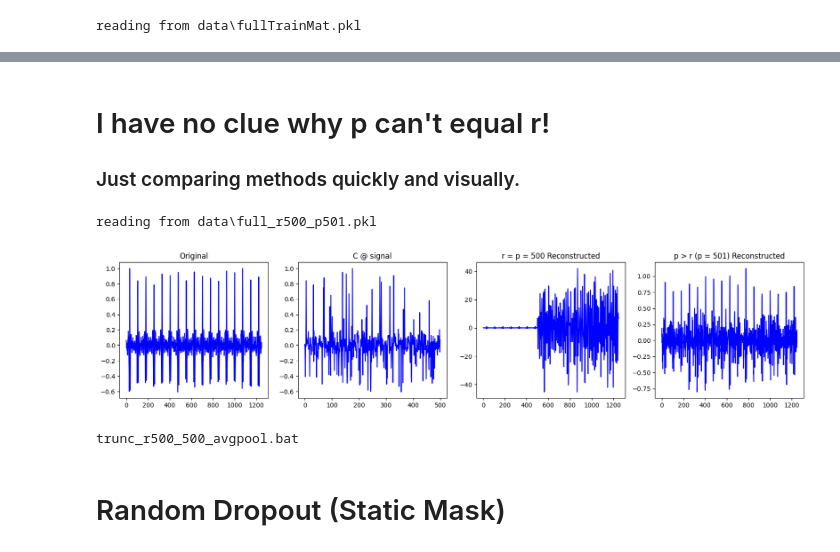
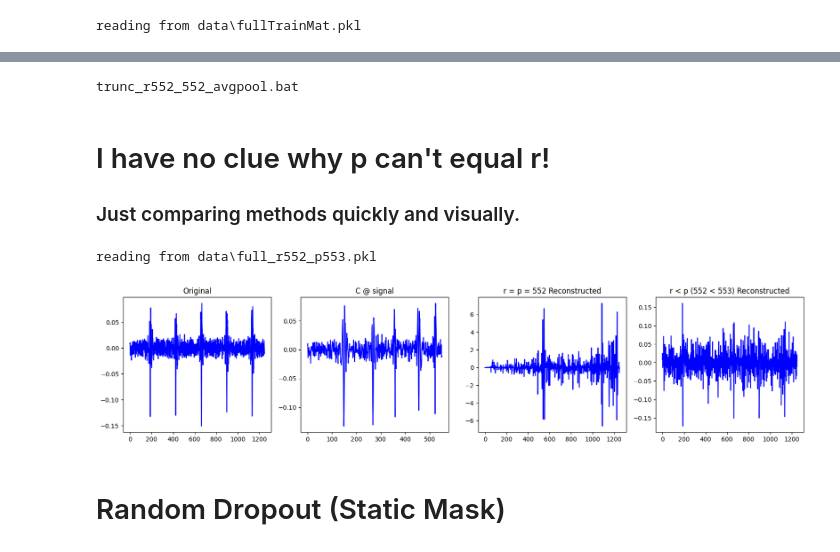
Before and after one commit to TheAgaveFairy/Summer24, a Jupyter notebook: playground/testrunner.ipynb, the cells around one changed output, grey strips where cells are left out. Saved outputs shown, nothing was run; the diff lists cells and outputs as text; code cells hidden in the pictures.

Commit message:
p = r actually works for getting pivots now frfr

```diff
--- a/playground/testrunner.ipynb
+++ b/playground/testrunner.ipynb
@@ -270,7 +278,7 @@ def processData(trainingData, label, r = 400, p = 500): # r = ranks desired, p =
 
     Q, R, pivots = None, None, None
     if (p == r):
-        Q, R, pivots = qr(U_hat, pivoting = True) # or maybe just U
+        Q, R, pivots = qr(U, pivoting = True) # or maybe just U! - we did this change!
     elif (p > r): # oversampled
         Q, R, pivots = qr(U_hat @ U_hat.T, pivoting = True) # or maybe just U
     else:
@@ -302,16 +310,9 @@ def measureAndReconstruct(problemSetup, signal):
 
     # Solve for coefficients
     U_k_reduced = U_hat[:, :p][pivots, :] # suggested to try
-    #print("cond", np.linalg.cond(U_k_reduced), np.linalg.cond(U_hat))
 
     if p == r:
-        #a = np.linalg.lstsq(U_k_reduced, y, rcond=None)[0]
-        #a = np.linalg.solve(C @ U_hat, y)
-        #a = np.linalg.pinv(U_k_reduced) @ y
-        #reg_param = 1e-6
-        #a = np.linalg.lstsq(U_k_reduced + reg_param * np.eye(U_k_reduced.shape[0]), y, rcond=None)[0]
-        #a = np.linalg.inv(C @ U_hat) @ y
-        a = np.linalg.lstsq(C @ U_hat, y, rcond=None)[0]
+        a = np.linalg.solve(C @ U_hat, y)
     else:
         a = np.linalg.pinv(C @ U_hat) @ y
 
@@ -321,10 +322,10 @@ def measureAndReconstruct(problemSetup, signal):
 # %% [output]
 reading from data\fullTrainMat.pkl
 # %%
-r = 500
-p = r#+1
+r = 552
+p = r
 fullTrainSignalMatrix = getFullTrainSignalMatrix()
 problemSetup = processData(fullTrainSignalMatrix, "full", r, p)
-#r0,p0 = prepareData(problemSetup)
+r0,p0 = prepareData(problemSetup)
 #print(r,r0, p,p0) # sanity check
 # %% [output]
@@ -333,36 +339,36 @@ reading from data\full_r500_p500.pkl
+# %%
+ans, bat_name = batGen(p, mode = "trunc", sampleRate = 1.0, length = p, model="avgpool")
+print(bat_name)
+# %% [output]
+trunc_r552_552_avgpool.bat
 # %% [markdown]
 # I have no clue why p can't equal r!
 ### Just comparing methods quickly and visually.
 # %%
 problemSetupEqual = problemSetup
 problemSetupOne = processData(fullTrainSignalMatrix, "full", r, p+1)
 test, fi = getRandomAlignedSignal()
 mseFinal, x_zero = measureAndReconstruct(problemSetupEqual, test)
 mseFinal, x_one = measureAndReconstruct(problemSetupOne, test)
 fig, ax = plt.subplots(1,4, figsize=(20,4))
 style = getStyle(fi)
 ax[0].plot(test, style)
 ax[0].set_title("Original")
 
-ax[1].plot(problemSetup.C @ test, style)
+ax[1].plot(test[sorted(problemSetup.pivots)], style)
 ax[1].set_title("C @ signal")
 
 ax[2].plot(x_zero, style)
-ax[2].set_title("r = p = 500 Reconstructed")
+ax[2].set_title(f"r = p = {r} Reconstructed")
 
 ax[3].plot(x_one, style)
-ax[3].set_title("p > r (p = 501) Reconstructed")
+ax[3].set_title(f"r < p ({r} < {p+1}) Reconstructed")
 
 plt.savefig("panhelp.png")
 plt.show()
 # %% [output]
-reading from data\full_r500_p501.pkl
+reading from data\full_r552_p553.pkl
-[figure, old version]
+[figure, new version]
-# %%
-ans, bat_name = batGen(p, mode = "trunc", sampleRate = 1.0, length = p, model="avgpool")
-print(bat_name)
-# %% [output]
-trunc_r500_500_avgpool.bat
 # %% [markdown]
 # Random Dropout (Static Mask)
 # %%
```
Also changed, not shown: parts of 9 cells of this notebook, 7 other files.
